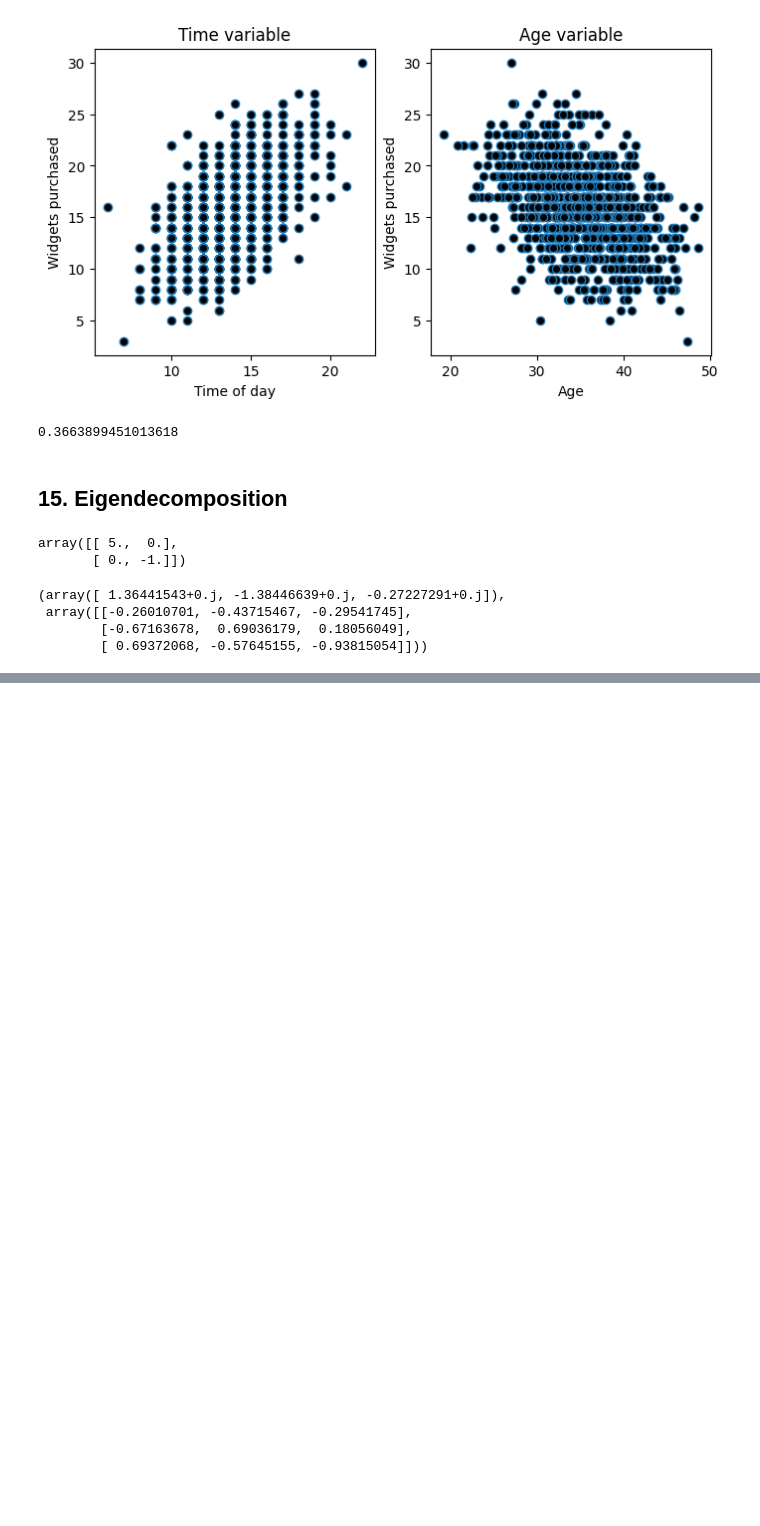
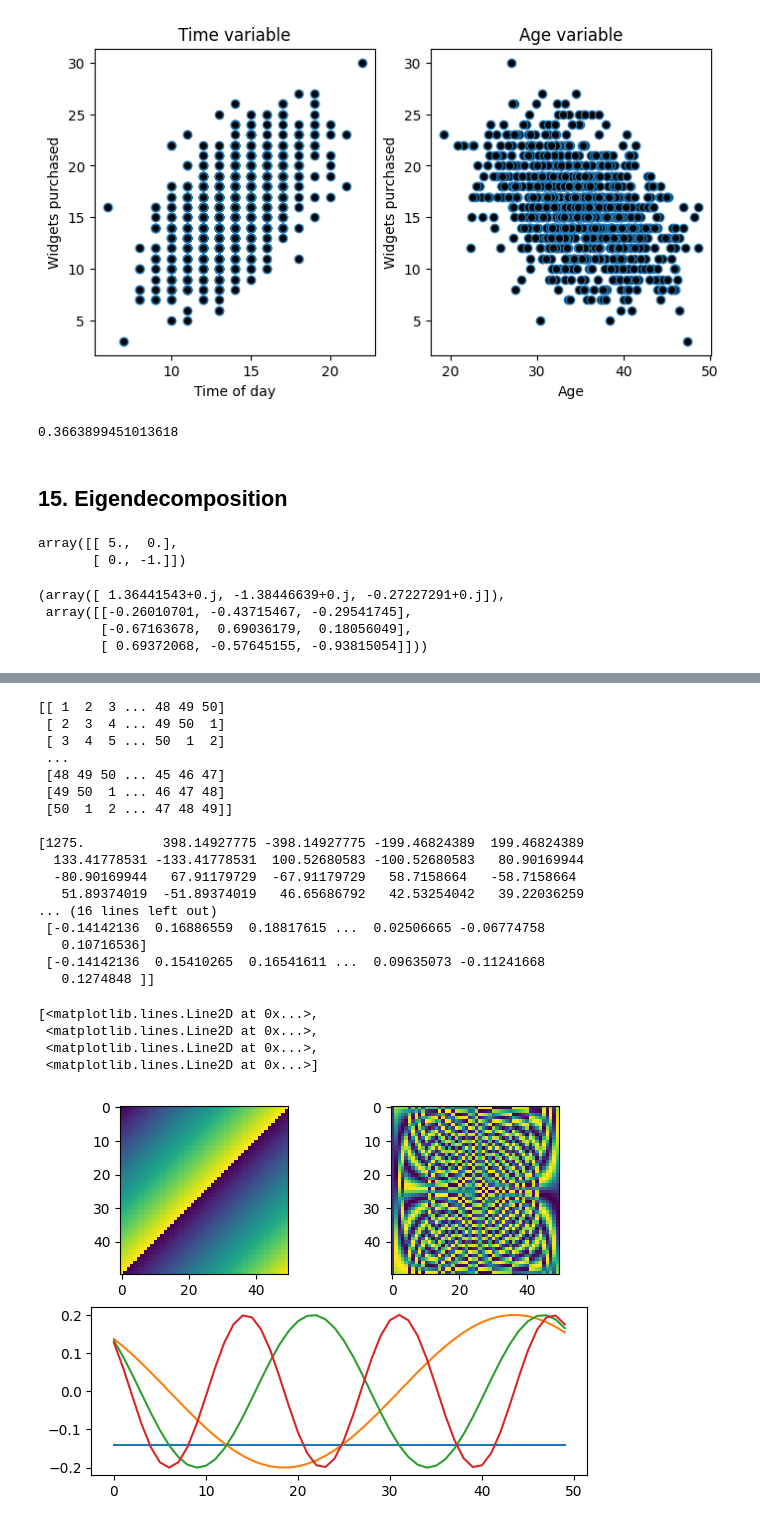
Before and after one commit to roykim0823/Python, a Jupyter notebook: linearAlgebra/mikexcohen/0_books.ipynb, the cells around one changed output, grey strips where cells are left out. Saved outputs shown, nothing was run; the diff lists cells and outputs as text; code cells hidden in the pictures; blank space fills up the shorter version.

```diff
--- a/linearAlgebra/mikexcohen/0_books.ipynb
+++ b/linearAlgebra/mikexcohen/0_books.ipynb
@@ -934,0 +972,46 @@ evals, evecs
+# %%
+# 15.9 Hankel matrix
+import numpy as np
+import matplotlib.pyplot as plt
+from scipy.linalg import hankel
+
+t = np.arange(1, 51)
+lstrow = np.append(t[-1], np.arange(1, t[-1]))
+H = hankel(t, r=lstrow)
+d, V = np.linalg.eig(H)
+V = V[:, np.argsort(d)[::-1]]
+
+print(H)
+print()
+print(d)
+print()
+print(V)
+plt.subplot(221)
+plt.imshow(H)
+plt.subplot(222)
+plt.imshow(V)
+plt.subplot(212)
+plt.plot(V[:, :4])
+# %% [output]
+[[ 1  2  3 ... 48 49 50]
+ [ 2  3  4 ... 49 50  1]
+ [ 3  4  5 ... 50  1  2]
+ ...
+ [48 49 50 ... 45 46 47]
+ [49 50  1 ... 46 47 48]
+ [50  1  2 ... 47 48 49]]
+
+[1275.          398.14927775 -398.14927775 -199.46824389  199.46824389
+  133.41778531 -133.41778531  100.52680583 -100.52680583   80.90169944
+  -80.90169944   67.91179729  -67.91179729   58.7158664   -58.7158664
+   51.89374019  -51.89374019   46.65686792   42.53254042   39.22036259
+... (16 lines left out)
+ [-0.14142136  0.16886559  0.18817615 ...  0.02506665 -0.06774758
+   0.10716536]
+ [-0.14142136  0.15410265  0.16541611 ...  0.09635073 -0.11241668
+   0.1274848 ]]
+[<matplotlib.lines.Line2D at 0x...>,
+ <matplotlib.lines.Line2D at 0x...>,
+ <matplotlib.lines.Line2D at 0x...>,
+ <matplotlib.lines.Line2D at 0x...>]
+[figure, added]
```
Also changed, not shown: parts of 2 cells of this notebook.
